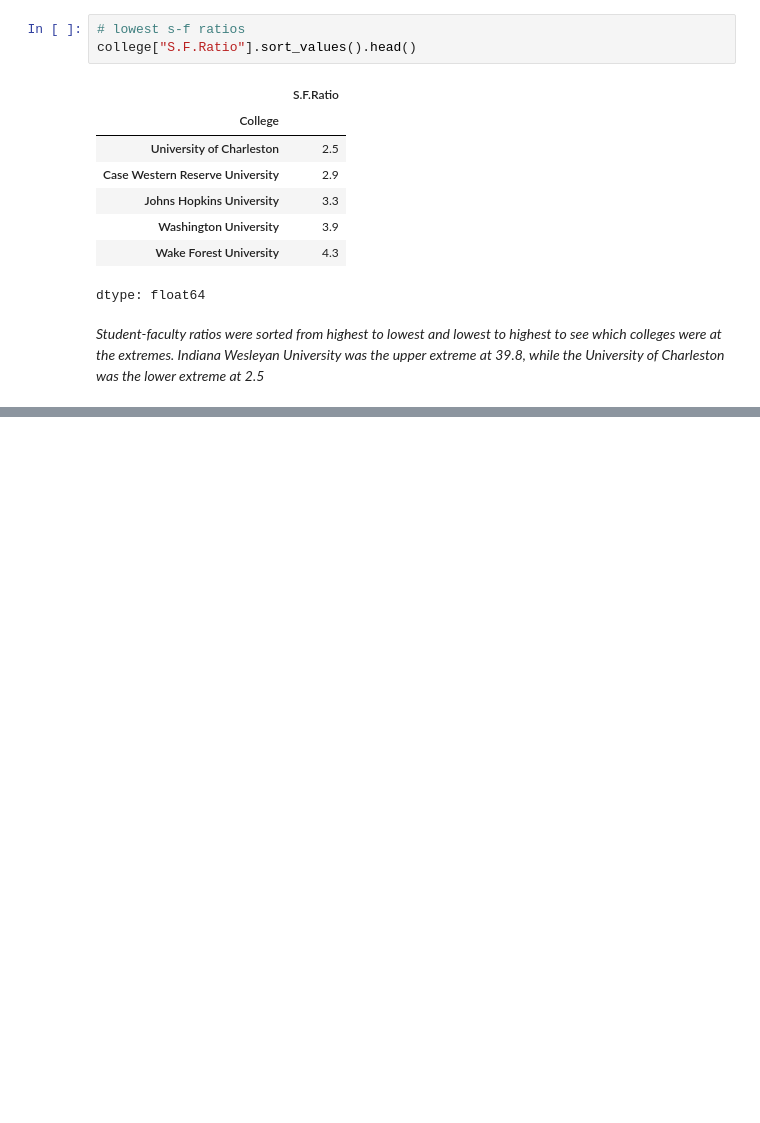
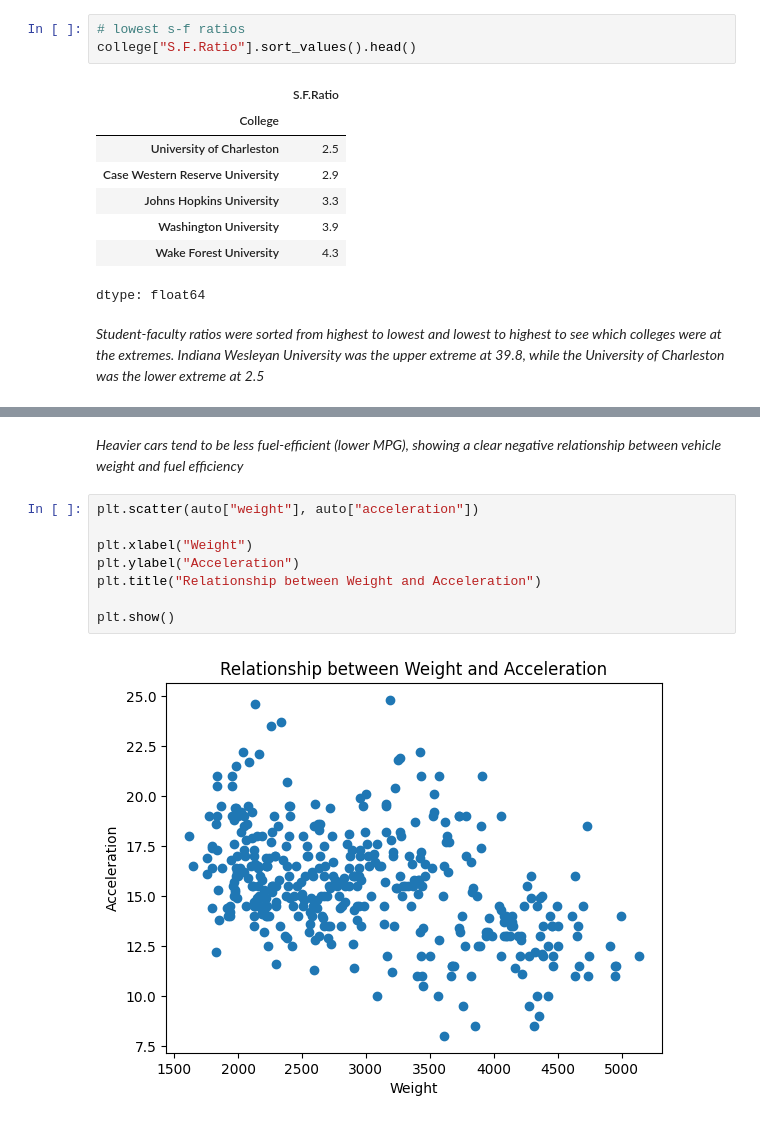
Before and after one commit to ashsiendo/DATA-201-Labs, a Jupyter notebook: Assignments/Week2_HW.ipynb, the cells around one changed output, grey strips where cells are left out. Saved outputs shown, nothing was run; the diff lists cells and outputs as text; blank space fills up the shorter version.

```diff
--- a/Assignments/Week2_HW.ipynb
+++ b/Assignments/Week2_HW.ipynb
@@ -225,0 +391,12 @@ dtype: float64
+# %% [markdown]
+*Heavier cars tend to be less fuel-efficient (lower MPG), showing a clear negative relationship between vehicle weight and fuel efficiency*
+# %%
+plt.scatter(auto["weight"], auto["acceleration"])
+
+plt.xlabel("Weight")
+plt.ylabel("Acceleration")
+plt.title("Relationship between Weight and Acceleration")
+
+plt.show()
+# %% [output]
+[figure, added]
```
Also changed, not shown: parts of 32 cells of this notebook.
